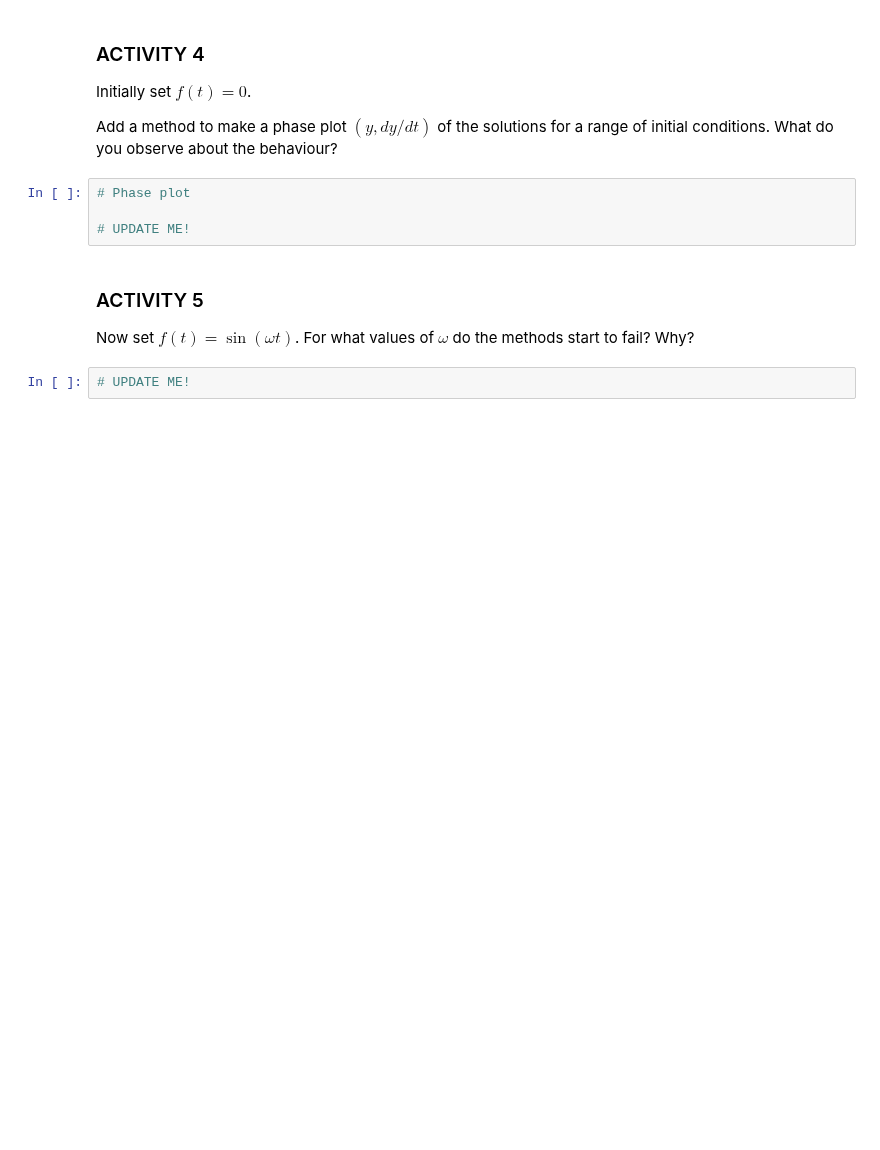
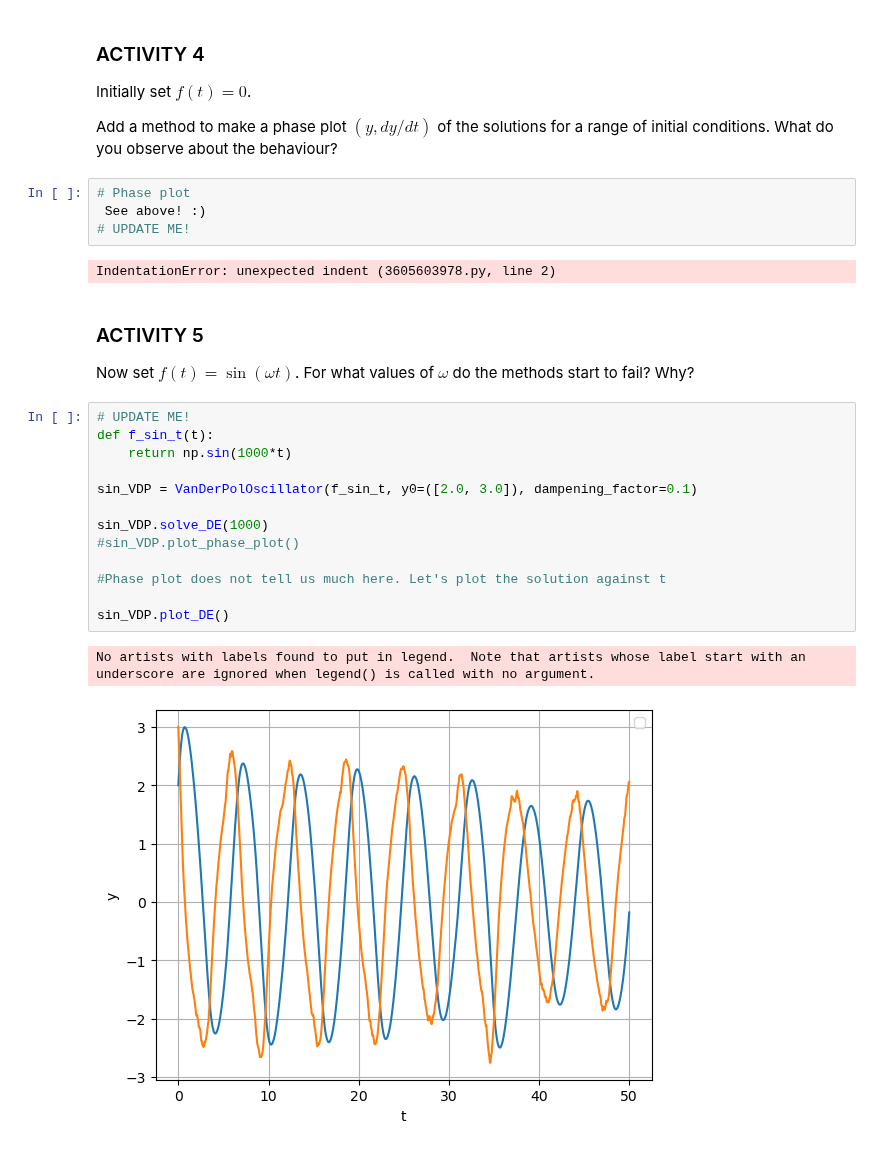
Before and after one commit to KAClough/TopicsInSciComp, a Jupyter notebook: Notebooks/Week4_LabExercises.ipynb, the cells around one changed output. Saved outputs shown, nothing was run; the diff lists cells and outputs as text; blank space fills up the shorter version.

```diff
--- a/Notebooks/Week4_LabExercises.ipynb
+++ b/Notebooks/Week4_LabExercises.ipynb
@@ -204,11 +330,27 @@ Initially set $f(t) = 0$.
 Add a method to make a phase plot $(y, dy/dt)$ of the solutions for a range of initial conditions. What do you observe about the behaviour?
 # %%
 # Phase plot
-
+ See above! :)
 # UPDATE ME!
+# %% [output]
+IndentationError: unexpected indent (3605603978.py, line 2)
 # %% [markdown]
 ### ACTIVITY 5
 
 Now set $f(t) = \sin(\omega t)$. For what values of $\omega$ do the methods start to fail? Why?
 # %%
 # UPDATE ME!
+def f_sin_t(t):
+    return np.sin(1000*t)
+
+sin_VDP = VanDerPolOscillator(f_sin_t, y0=([2.0, 3.0]), dampening_factor=0.1)
+
+sin_VDP.solve_DE(1000)
+#sin_VDP.plot_phase_plot()
+
+#Phase plot does not tell us much here. Let's plot the solution against t
+
+sin_VDP.plot_DE()
+# %% [output]
+No artists with labels found to put in legend.  Note that artists whose label start with an underscore are ignored when legend() is called with no argument.
+[figure, added]
```
Also changed, not shown: parts of 6 cells of this notebook, 1 other file.
